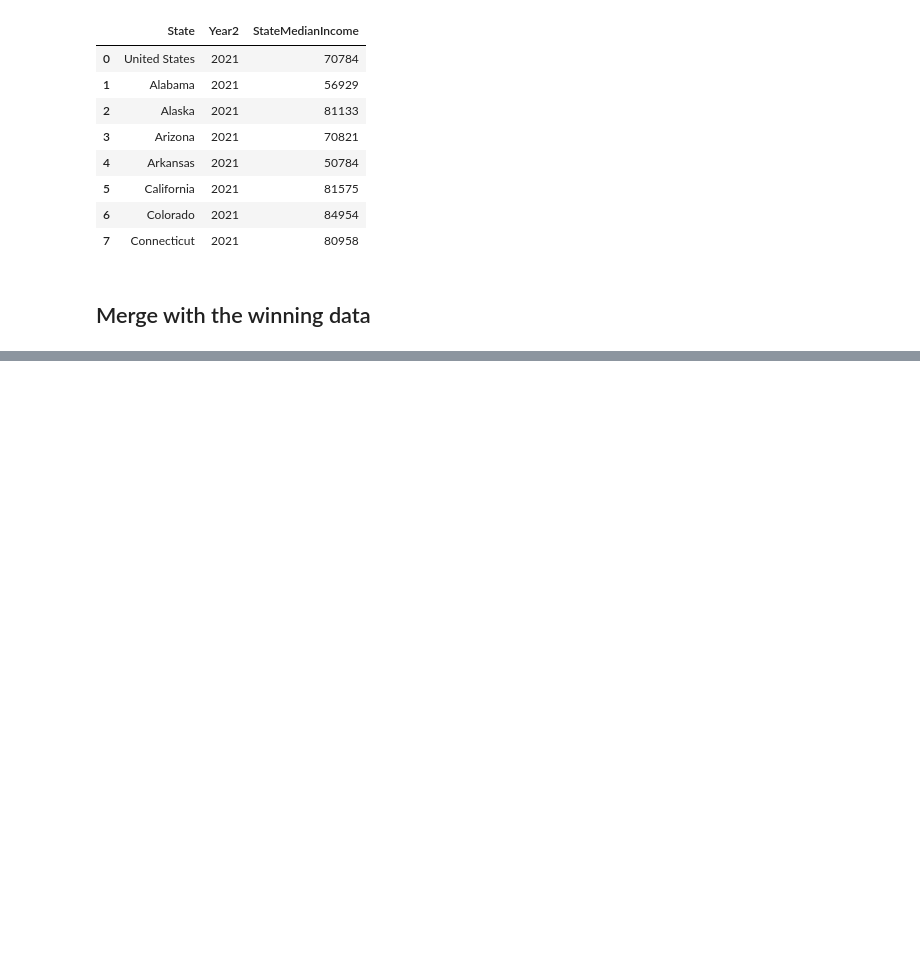
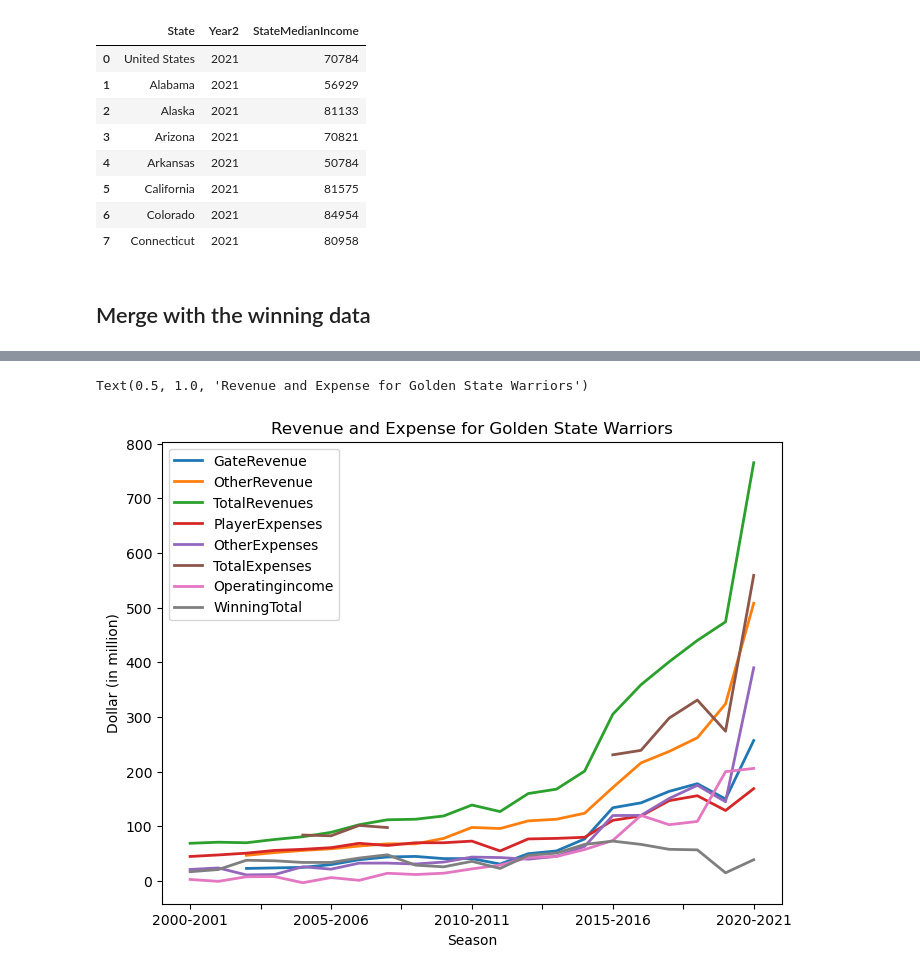
Before and after one commit to XinyangNick/ECO353-Project-1, a Jupyter notebook: ECO353P1.ipynb, the cells around one changed output, grey strips where cells are left out. Drawn from its saved outputs; the diff is of its cells as text; code cells hidden in the pictures; blank space fills up the shorter version.

Commit message:
Finish all the graph

```diff
--- a/ECO353P1.ipynb
+++ b/ECO353P1.ipynb
@@ -290,7 +288,7 @@ Final_Data = inc_pop_att_merged
 #Read the winning data
 NBAWin = pd.read_excel(path + 'NBAWinning.xlsx')
 # %%
-NBAWin = NBAWin.melt(id_vars=['Year'], var_name='Team', value_name='WinningRate')
+NBAWin = NBAWin.melt(id_vars=['Year'], var_name='Team', value_name='WinningTotal')
 # %%
 # create a dictionary of short name to full name mappings
 team_names = {'ATL': 'Atlanta Hawks', 'BOS': 'Boston Celtics', 'BRK': 'Brooklyn Nets',
@@ -337,0 +344,9 @@ Final_Full_data.to_csv('NBATeamData.csv')
+# %%
+GS_Warrior1 = Final_Full_data.set_index(['Team', 'Year']).loc['Golden State Warriors', :][['GateRevenue',
+                                                                            'OtherRevenue',
+                                                                            'TotalRevenues',
+                                                                            'PlayerExpenses',
+                                                                            'OtherExpenses',
+                                                                            'TotalExpenses',
+                                                                            'Operatingincome',
+                                                                            'WinningTotal']]
@@ -337,0 +389,10 @@ Final_Full_data.to_csv('NBATeamData.csv')
+# %%
+fig, ax = plt.subplots(1, 1, figsize=(8, 6))
+
+GS_Warrior1.plot(ax=ax, linewidth=2)
+ax.set_xlabel('Season')
+ax.set_ylabel('Dollar (in million)')
+ax.set_title('Revenue and Expense for Golden State Warriors')
+# %% [output]
+Text(0.5, 1.0, 'Revenue and Expense for Golden State Warriors')
+[figure, added]
```
Also changed, not shown: parts of 9 cells of this notebook, 3 other files.
